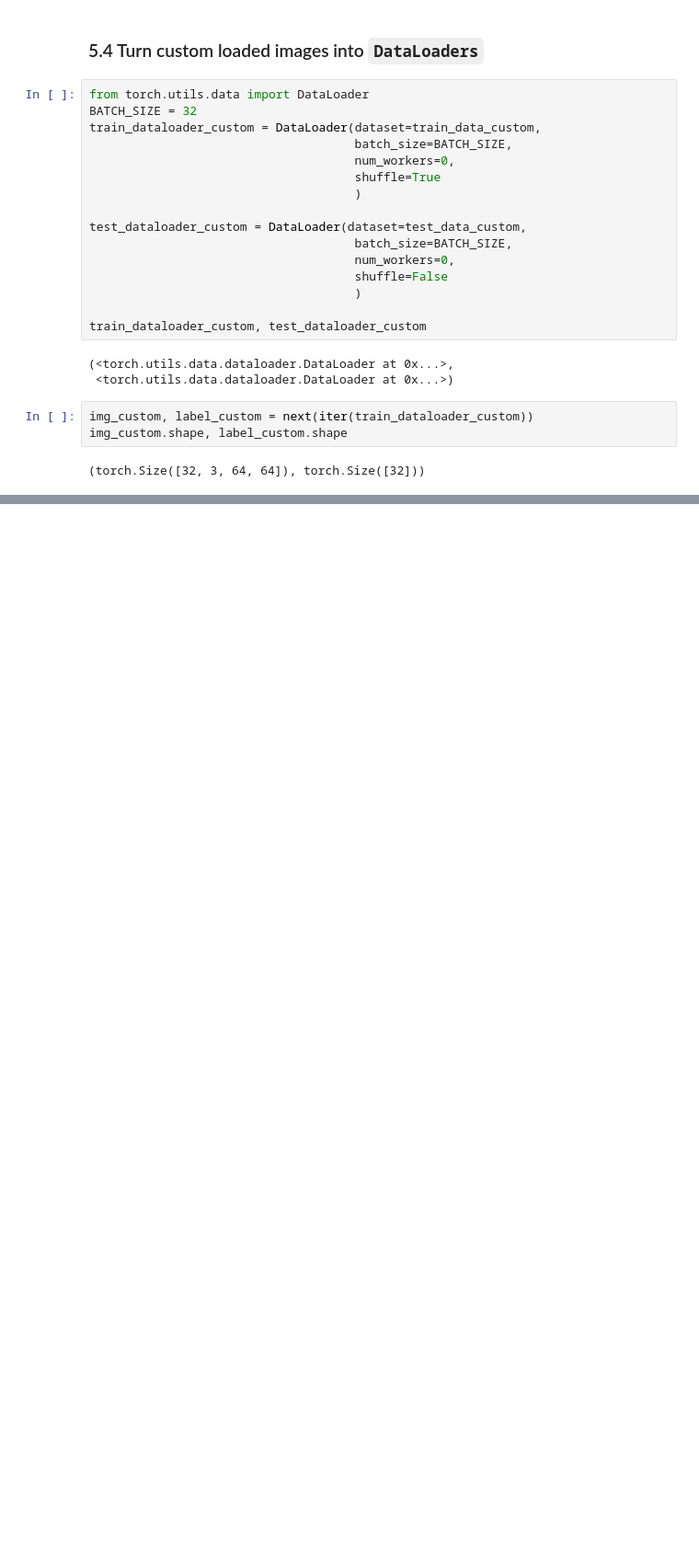
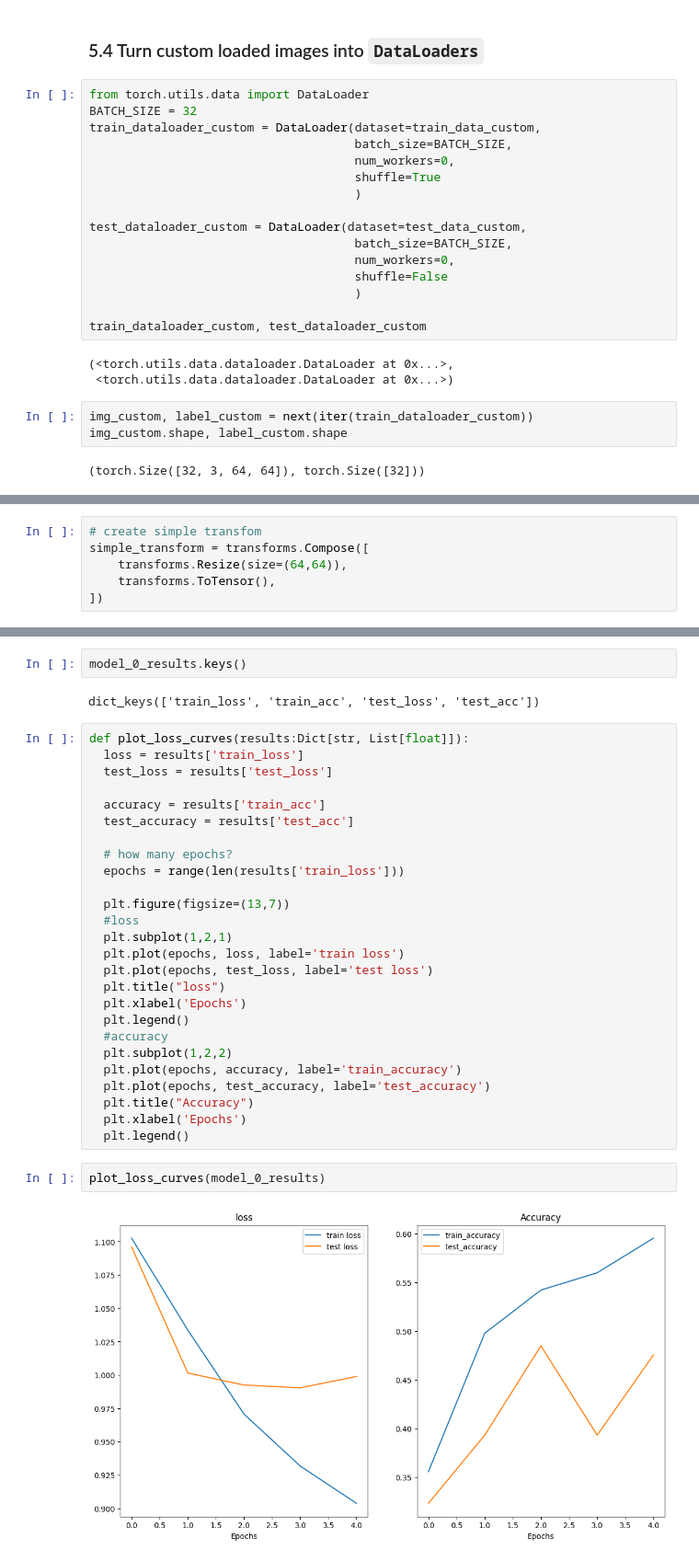
Before and after one commit to toheedakhtar/pytorch-deeplearning, a Jupyter notebook: notebooks/04_custom_dataset.ipynb, the cells around one changed output, grey strips where cells are left out. Shown at 92% size. Drawn from its saved outputs; the diff is of its cells as text; blank space fills up the shorter version.

```diff
--- a/notebooks/04_custom_dataset.ipynb
+++ b/notebooks/04_custom_dataset.ipynb
@@ -594,0 +642,6 @@ img_custom.shape, label_custom.shape
+# %%
+# create simple transfom
+simple_transform = transforms.Compose([
+    transforms.Resize(size=(64,64)),
+    transforms.ToTensor(),
+])
@@ -594,0 +1007,34 @@ img_custom.shape, label_custom.shape
+# %%
+model_0_results.keys()
+# %% [output]
+dict_keys(['train_loss', 'train_acc', 'test_loss', 'test_acc'])
+# %%
+def plot_loss_curves(results:Dict[str, List[float]]):
+  loss = results['train_loss']
+  test_loss = results['test_loss']
+
+  accuracy = results['train_acc']
+  test_accuracy = results['test_acc']
+
+  # how many epochs?
+  epochs = range(len(results['train_loss']))
+
+  plt.figure(figsize=(13,7))
+  #loss
+  plt.subplot(1,2,1)
+  plt.plot(epochs, loss, label='train loss')
+  plt.plot(epochs, test_loss, label='test loss')
+  plt.title("loss")
+  plt.xlabel('Epochs')
+  plt.legend()
+  #accuracy
+  plt.subplot(1,2,2)
+  plt.plot(epochs, accuracy, label='train_accuracy')
+  plt.plot(epochs, test_accuracy, label='test_accuracy')
+  plt.title("Accuracy")
+  plt.xlabel('Epochs')
+  plt.legend()
+# %%
+plot_loss_curves(model_0_results)
+# %% [output]
+[figure, added]
```
Also changed, not shown: parts of 71 cells of this notebook.
